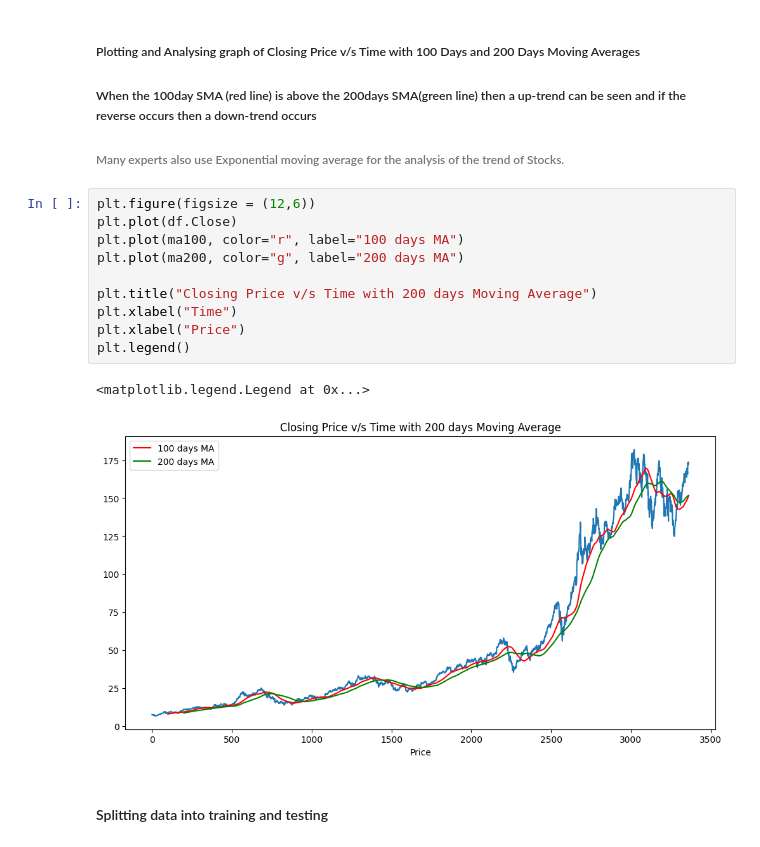
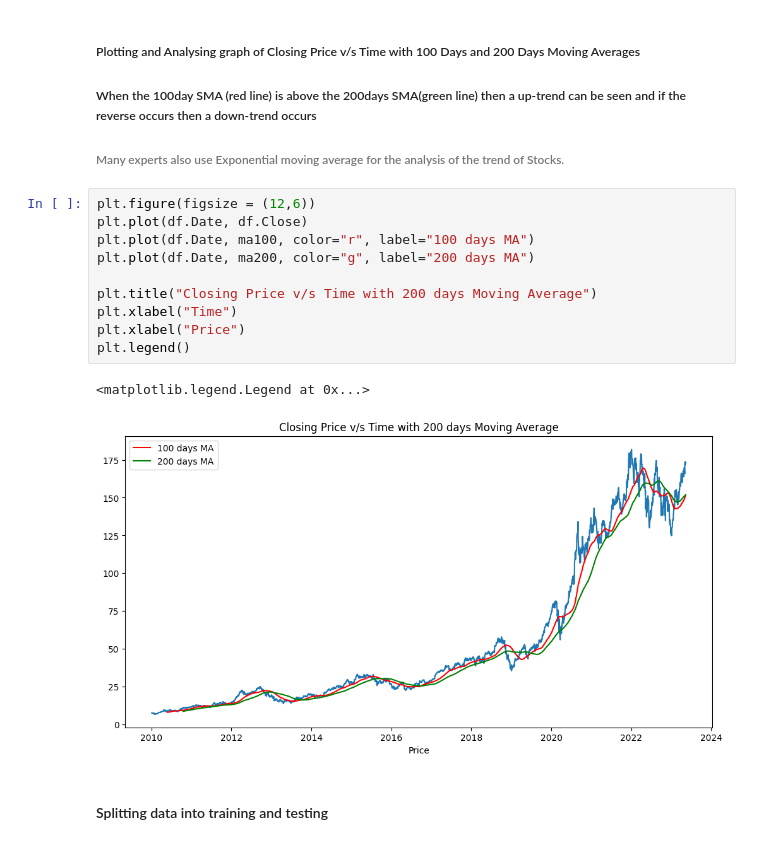
Before and after one commit to arghadip2002/Stock_Trend_Prediction, a Jupyter notebook: stock_prediction.ipynb, the cells around one changed output. Cells and saved outputs as stored; diff of their text form.

```diff
--- a/stock_prediction.ipynb
+++ b/stock_prediction.ipynb
@@ -165,17 +165,17 @@ plt.legend()
 ###### Many experts also use Exponential moving average for the analysis of the trend of Stocks.
 # %%
 plt.figure(figsize = (12,6))
-plt.plot(df.Close)
-plt.plot(ma100, color="r", label="100 days MA")
-plt.plot(ma200, color="g", label="200 days MA")
+plt.plot(df.Date, df.Close)
+plt.plot(df.Date, ma100, color="r", label="100 days MA")
+plt.plot(df.Date, ma200, color="g", label="200 days MA")
 
 plt.title("Closing Price v/s Time with 200 days Moving Average")
 plt.xlabel("Time")
 plt.xlabel("Price")
 plt.legend()
 # %% [output]
 <matplotlib.legend.Legend at 0x...>
-[figure, old version]
+[figure, new version]
 # %% [markdown]
 #### Splitting data into training and testing
 # %%
```
Also changed, not shown: parts of 18 cells of this notebook, 8 other files.
